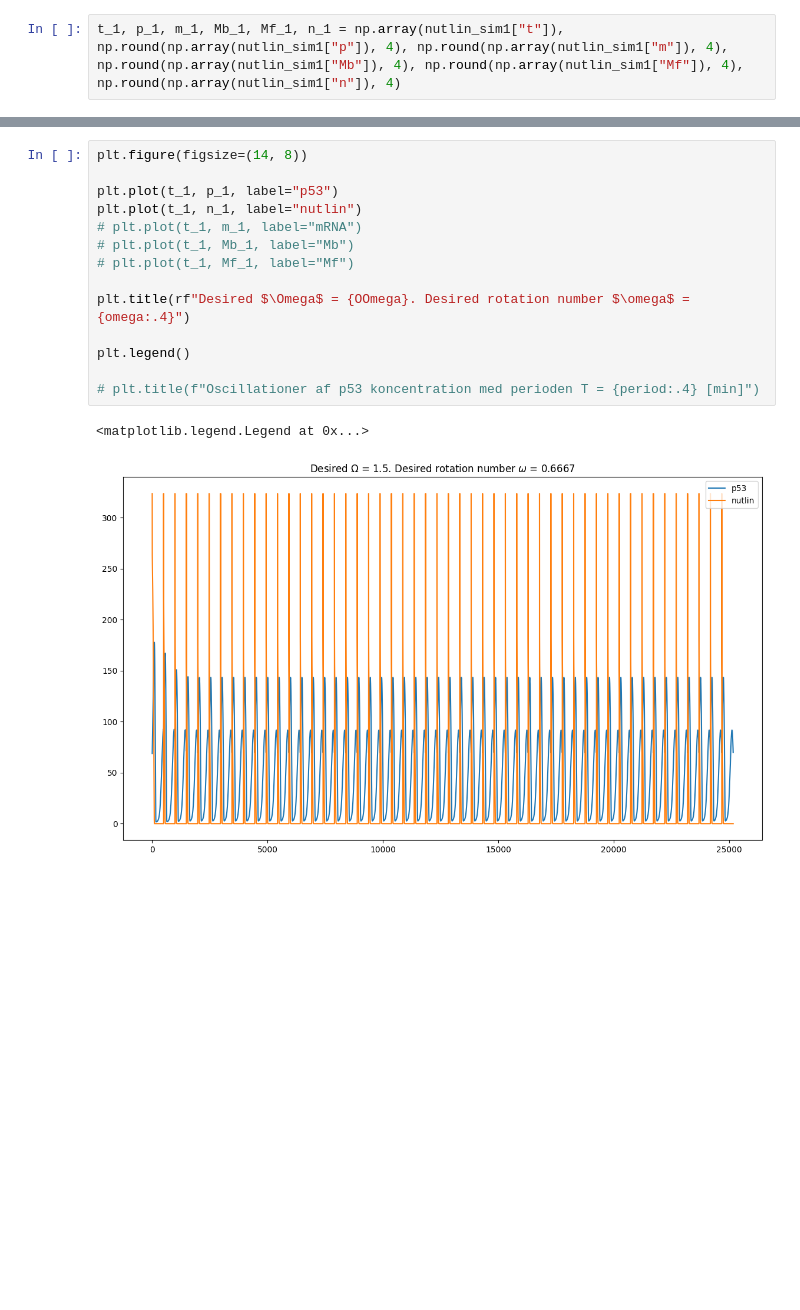
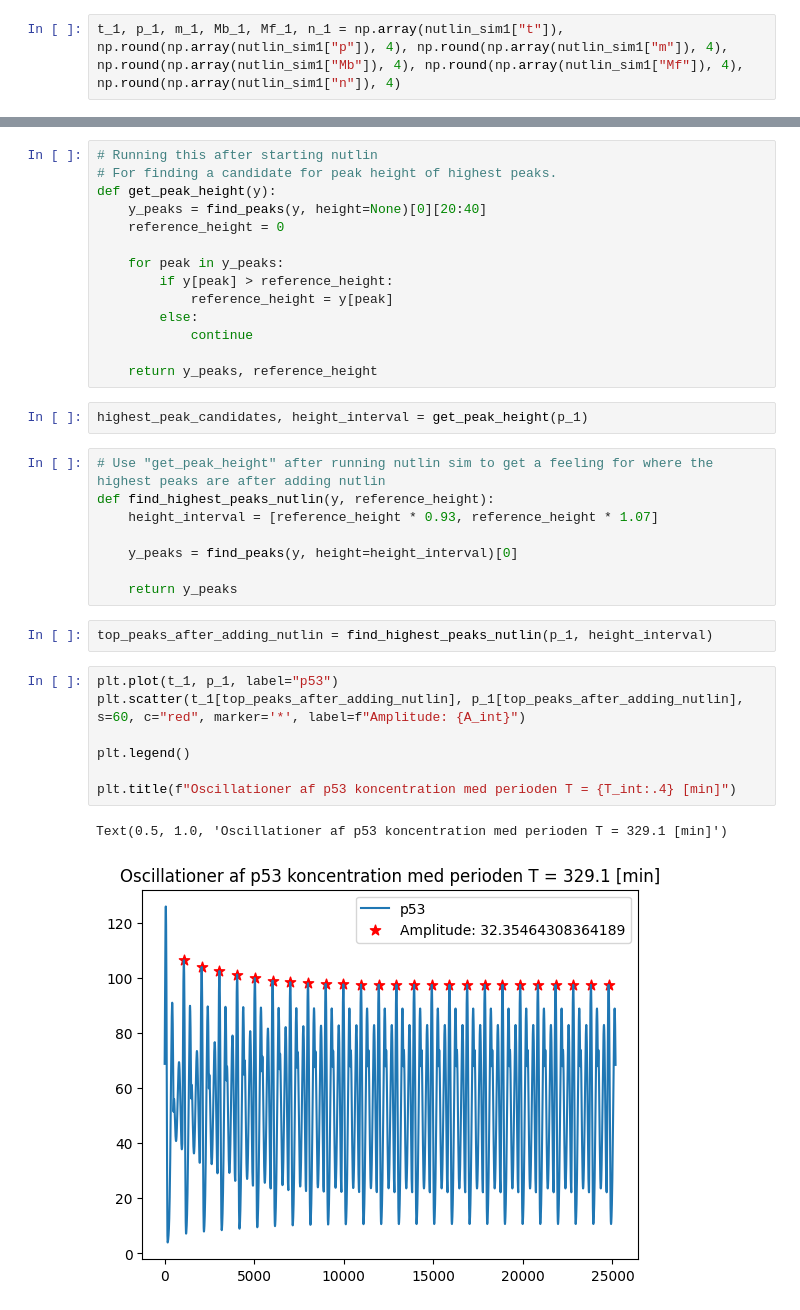
Before and after one commit to ErikBachRyhl/p53, a Jupyter notebook: Nutlin-tilføjelse.ipynb, the cells around one changed output, grey strips where cells are left out. Cells and saved outputs as stored; diff of their text form; blank space fills up the shorter version.

```diff
--- a/Nutlin-tilføjelse.ipynb
+++ b/Nutlin-tilføjelse.ipynb
@@ -314,17 +240,36 @@ len(t_1)
+# %%
+# Running this after starting nutlin
+# For finding a candidate for peak height of highest peaks.
+def get_peak_height(y):
+    y_peaks = find_peaks(y, height=None)[0][20:40]
+    reference_height = 0
+
+    for peak in y_peaks:
+        if y[peak] > reference_height:
+            reference_height = y[peak]
+        else:
+            continue
+
+    return y_peaks, reference_height
+# %%
+highest_peak_candidates, height_interval = get_peak_height(p_1)
+# %%
+# Use "get_peak_height" after running nutlin sim to get a feeling for where the highest peaks are after adding nutlin
+def find_highest_peaks_nutlin(y, reference_height):
+    height_interval = [reference_height * 0.93, reference_height * 1.07]
+
+    y_peaks = find_peaks(y, height=height_interval)[0]
+
+    return y_peaks
+# %%
+top_peaks_after_adding_nutlin = find_highest_peaks_nutlin(p_1, height_interval)
 # %%
-plt.figure(figsize=(14, 8))
-
 plt.plot(t_1, p_1, label="p53")
-plt.plot(t_1, n_1, label="nutlin")
-# plt.plot(t_1, m_1, label="mRNA")
-# plt.plot(t_1, Mb_1, label="Mb")
-# plt.plot(t_1, Mf_1, label="Mf")
-
-plt.title(rf"Desired $\Omega$ = {OOmega}. Desired rotation number $\omega$ = {omega:.4}")
+plt.scatter(t_1[top_peaks_after_adding_nutlin], p_1[top_peaks_after_adding_nutlin], s=60, c="red", marker='*', label=f"Amplitude: {A_int}")
 
 plt.legend()
 
-# plt.title(f"Oscillationer af p53 koncentration med perioden T = {period:.4} [min]")
+plt.title(f"Oscillationer af p53 koncentration med perioden T = {T_int:.4} [min]")
 # %% [output]
-<matplotlib.legend.Legend at 0x...>
+Text(0.5, 1.0, 'Oscillationer af p53 koncentration med perioden T = 329.1 [min]')
-[figure, old version]
+[figure, new version]
```
Also changed, not shown: parts of 35 cells of this notebook.
